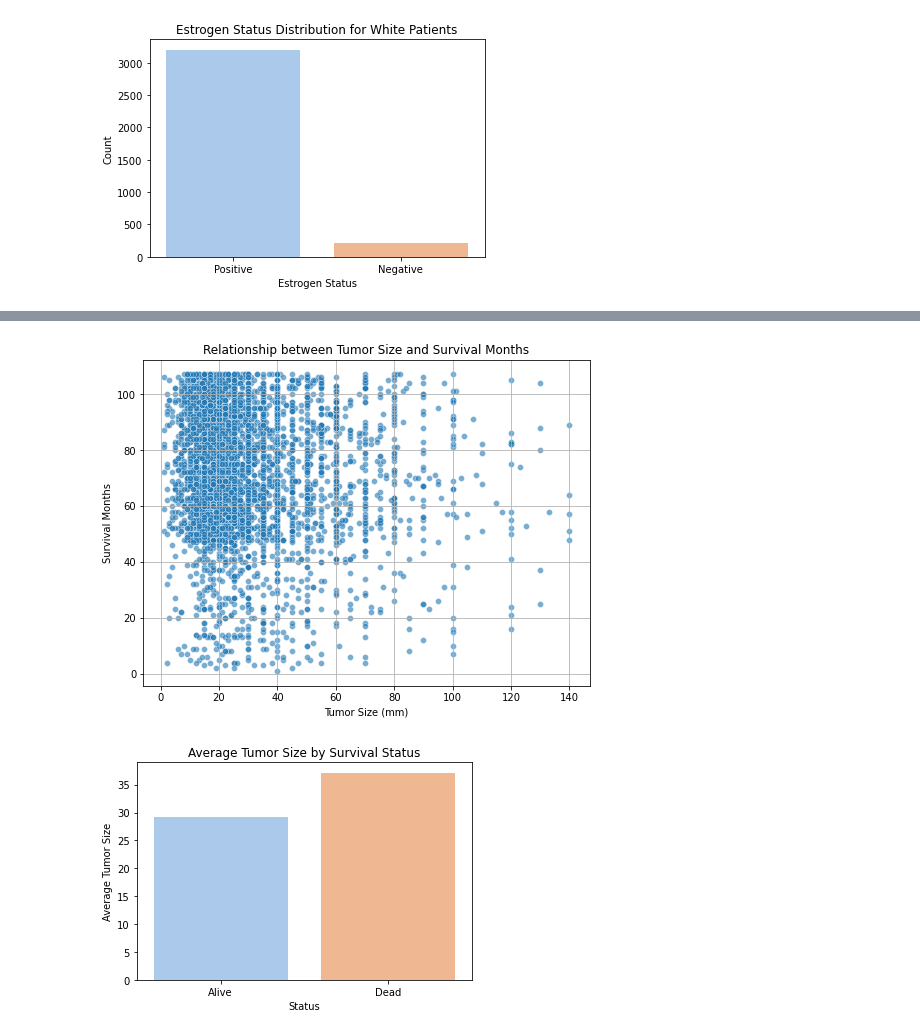
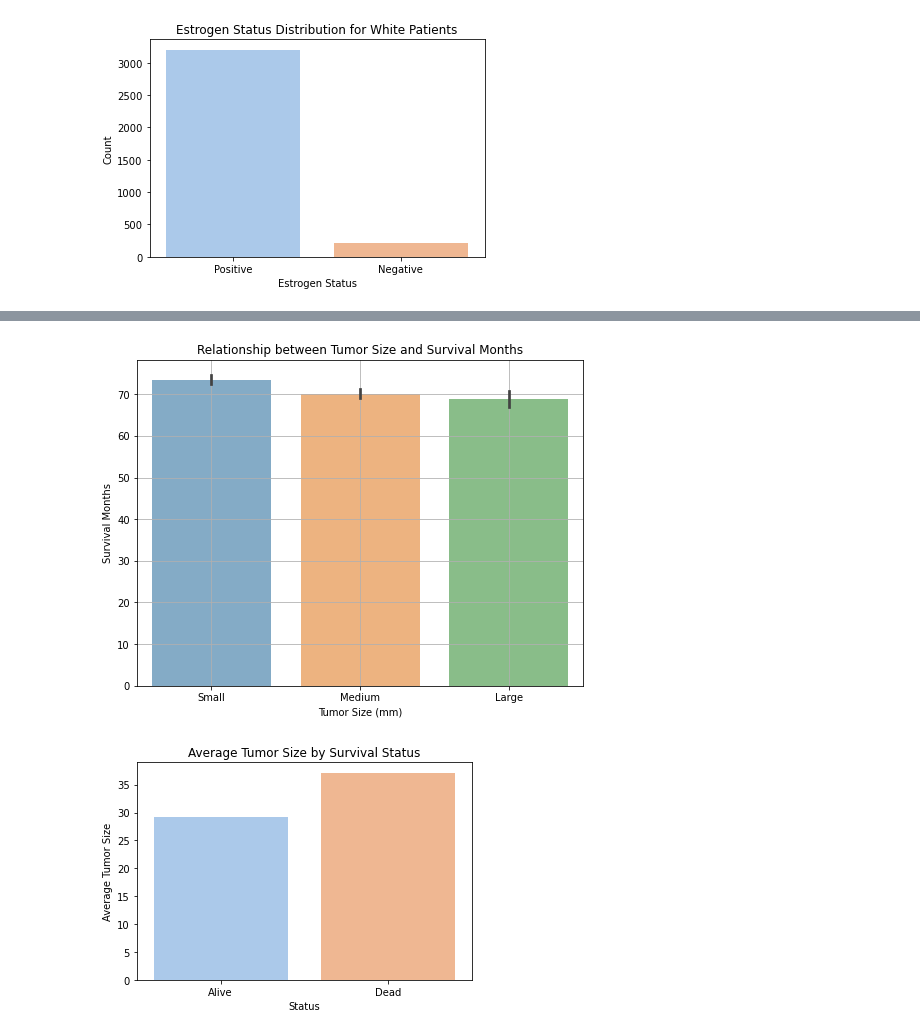
Before and after one commit to IsraaMohamedGaber/Breast-Cancer-Detection, a Jupyter notebook: Breast_Cancer.ipynb, the cells around one changed output, grey strips where cells are left out. Saved outputs shown, nothing was run; the diff lists cells and outputs as text; code cells hidden in the pictures.

```diff
--- a/Breast_Cancer.ipynb
+++ b/Breast_Cancer.ipynb
@@ -82,3 +82,12 @@ N Stage
   91  92  93  94  95  96  97  98  99 100 101 102 103 104 105 106 107]
 Status
 ['Alive' 'Dead']
+# %%
+def tumor_size(tumor_size):
+    if tumor_size <= 20:
+        return "Small"
+    elif 20< tumor_size <= 50:
+        return "Medium"
+    elif tumor_size > 50:
+        return "Large"
+data['Tumor Size Category'] = data['Tumor Size'].apply(tumor_size)
@@ -158,13 +215,13 @@ plt.show()
 # %%
 plt.figure(figsize=(8,6))
-sns.scatterplot(data=data, x='Tumor Size', y='Survival Months', alpha=0.6)
+sns.barplot(data=data, x='Tumor Size Category', y='Survival Months', alpha=0.6)
 plt.title('Relationship between Tumor Size and Survival Months')
 plt.xlabel('Tumor Size (mm)')
 plt.ylabel('Survival Months')
 plt.grid(True)
 plt.show()
 # %% [output]
-[figure, old version]
+[figure, new version]
 # %%
 # Calculate average tumor size per status
 avg_tumor = data.groupby('Status')['Tumor Size'].mean().reset_index()
```
Also changed, not shown: parts of 17 cells of this notebook.
